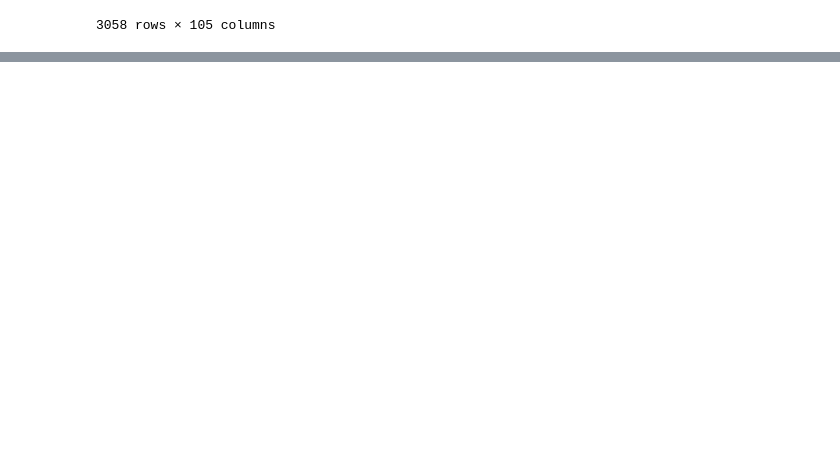
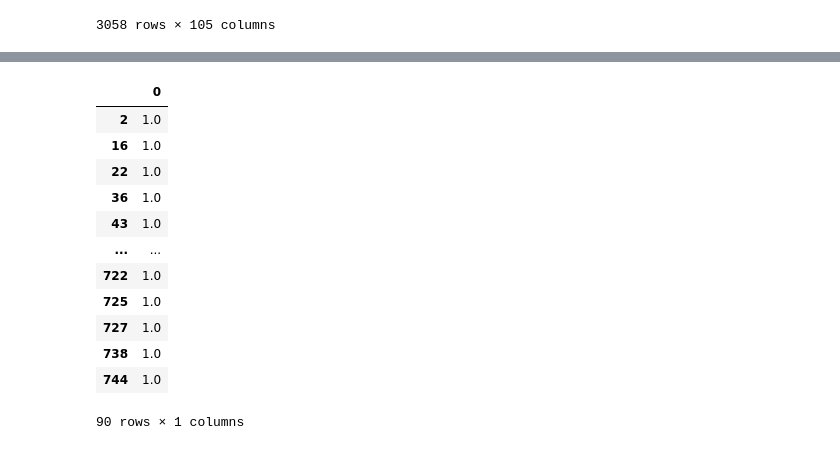
Before and after one commit to sdguerrette/capstone_project, a Jupyter notebook: code/ML_version_2.ipynb, the cells around one changed output, grey strips where cells are left out. Saved outputs shown, nothing was run; the diff lists cells and outputs as text; code cells hidden in the pictures; blank space fills up the shorter version.

```diff
--- a/code/ML_version_2.ipynb
+++ b/code/ML_version_2.ipynb
@@ -234,0 +340,16 @@ array([[681,   0],
+# %%
+pred.loc[pred[0]==1]
+# %% [output]
+|  | 0 |
+| 2 | 1.0 |
+| 16 | 1.0 |
+| 22 | 1.0 |
+| 36 | 1.0 |
+| 43 | 1.0 |
+| ... | ... |
+| 722 | 1.0 |
+| 725 | 1.0 |
+| 727 | 1.0 |
+| 738 | 1.0 |
+| 744 | 1.0 |
+90 rows × 1 columns
```
Also changed, not shown: parts of 17 cells of this notebook, 12 other files.
